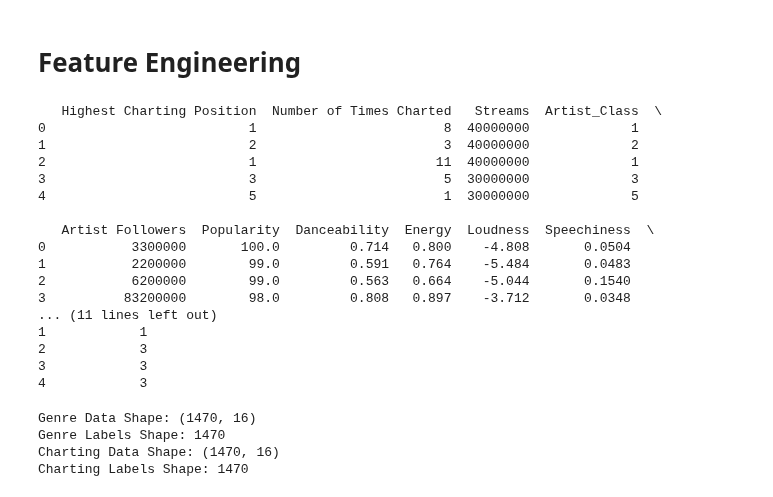
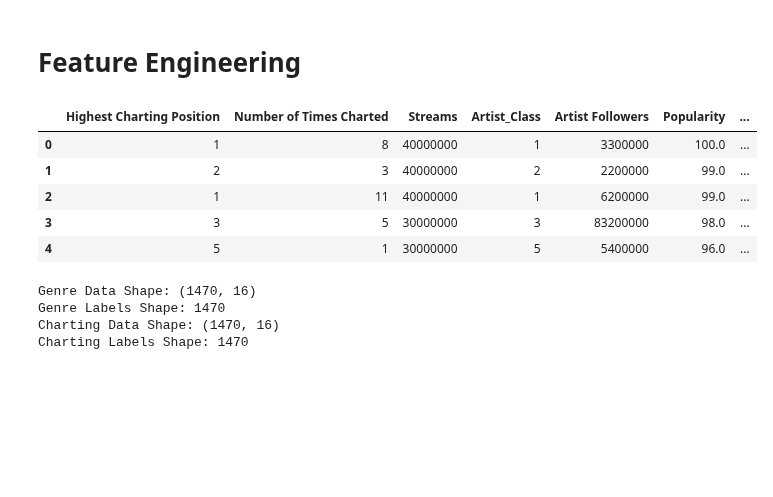
Before and after one commit to bebeal/Data-Mining-Final-Project, a Jupyter notebook: Music Prediction.ipynb, the cells around one changed output. Drawn from its saved outputs; the diff is of its cells as text; code cells hidden in the pictures; blank space fills up the shorter version.

```diff
--- a/Music Prediction.ipynb
+++ b/Music Prediction.ipynb
@@ -292,34 +293,23 @@ data.corr(method='pearson')
 # %%
 # Clean data a bit more
 # drop non-number data (including data we've converted to numbers)
 cols_to_drop = ['Week of Highest Charting', 'Artist', 'Genre', 'Release Date', 'Weeks Charted', 'Chord']
 data_only_nums = data.drop(cols_to_drop, axis=1)
 
 # only consider first artist for ease, round streams
 data_only_nums['Artist_Class'] = data_only_nums.apply(lambda x: x[0], axis=1)
 
 # round streams so we have a chance at predicting it well
 data_only_nums['Streams'] = (data_only_nums['Streams'] / 10000000).astype(int) * 10000000
 data_only_nums['Artist Followers'] = (data_only_nums['Artist Followers'] / 100000).astype(int) * 100000
-print(data_only_nums.head())
+data_only_nums.head()
 # %% [output]
-   Highest Charting Position  Number of Times Charted   Streams  Artist_Class  \
-0                          1                        8  40000000             1
-1                          2                        3  40000000             2
-2                          1                       11  40000000             1
-3                          3                        5  30000000             3
-4                          5                        1  30000000             5
-
-   Artist Followers  Popularity  Danceability  Energy  Loudness  Speechiness  \
-0           3300000       100.0         0.714   0.800    -4.808       0.0504
-1           2200000        99.0         0.591   0.764    -5.484       0.0483
-2           6200000        99.0         0.563   0.664    -5.044       0.1540
-3          83200000        98.0         0.808   0.897    -3.712       0.0348
-... (11 lines left out)
-1            1
-2            3
-3            3
-4            3
+|  | Highest Charting Position | Number of Times Charted | Streams | Artist_Class | Artist Followers | Popularity | ... |
+| 0 | 1 | 8 | 40000000 | 1 | 3300000 | 100.0 | ... |
+| 1 | 2 | 3 | 40000000 | 2 | 2200000 | 99.0 | ... |
+| 2 | 1 | 11 | 40000000 | 1 | 6200000 | 99.0 | ... |
+| 3 | 3 | 5 | 30000000 | 3 | 83200000 | 98.0 | ... |
+| 4 | 5 | 1 | 30000000 | 5 | 5400000 | 96.0 | ... |
 # %%
 # Create data/labels frames
 genre_labels = data_only_nums['Genre_Class'].values.ravel()
```
Also changed, not shown: parts of 12 cells of this notebook.
